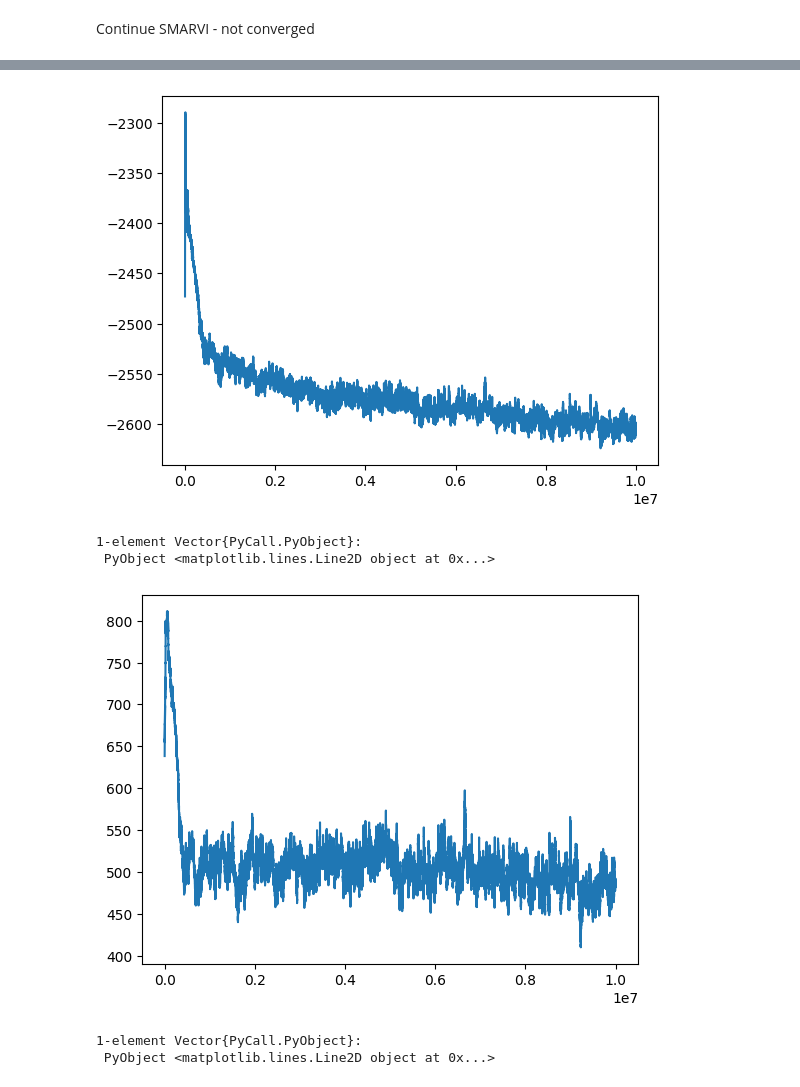
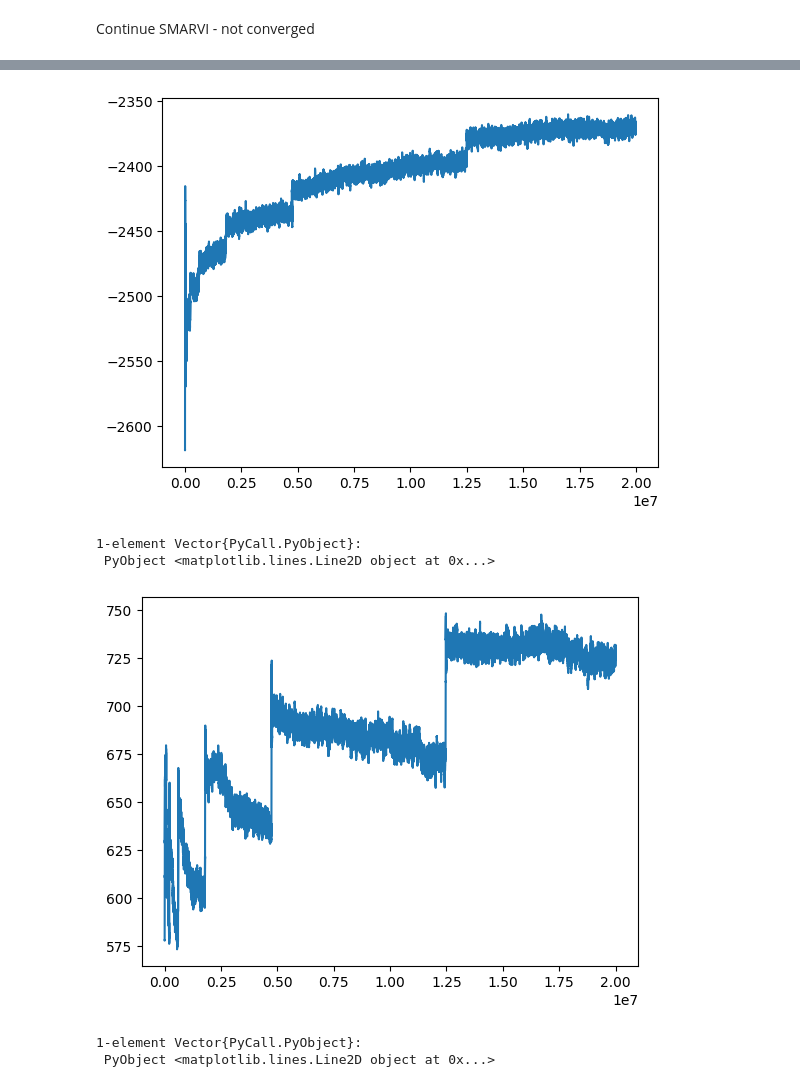
Before and after one commit to fairleyl/PhD-Code, a Jupyter notebook: Problem-Suite-Experiments.ipynb, the cells around one changed output, grey strips where cells are left out. Drawn from its saved outputs; the diff is of its cells as text; code cells hidden in the pictures.

Commit message:
Progress on log
Allowed SMARVI-NewVFA to take a state as input, effectively allowing one run of SMARVI to continue another. This allowed for some progress on the log problem, but still no convergence

```diff
--- a/Problem-Suite-Experiments.ipynb
+++ b/Problem-Suite-Experiments.ipynb
@@ -5137,10 +5137,9 @@ updateVFA (generic function with 3 methods)
 # - varyByIteration: uses stepsize b/(b + n) where n is the iteration modCounter
 # - constant: uses stepsize b
 #c is used for calculating epsilon = c/(c + n)
-#d is used for calculating d/nlog(n), the stepsize for g
-function smarviNewVFA_ST(N,alpha_d, alpha_r, beta, tau, c0, c1, r, nMax, b, c, d; startingVFAGiven = false, ve = Dict(), vn = Dict(), g = 0.0, timePassed = 0.0, stepsizeType = "constant", printProgress = false, modCounter = 100000)
+#d is used for the stepsize of g
+function smarviNewVFA_ST(N,alpha_d, alpha_r, beta, tau, c0, c1, r, nMax, b, c, d; s = [1 for i in 1:N], startingVFAGiven = false, ve = Dict(), vn = Dict(), g = 0.0, timePassed = 0.0, stepsizeType = "constant", printProgress = false, modCounter = 100000)
     #initialise
-    s = [1 for i in 1:N]
     s0 = [1 for i in 1:N]
     s3 = [3 for i in 1:N]
     flows = zeros(N)
@@ -5171,19 +5170,12 @@ function smarviNewVFA_ST(N,alpha_d, alpha_r, beta, tau, c0, c1, r, nMax, b, c, d
     ##numVisitsG = 0
     vs0Hist = []
     vs3Hist = []
+
     #initialise flows
-    bestCost = maximum(c0) + 1
-    bestLink = 0
-    for i in 1:N
-        if c0[i] < bestCost
-            bestCost = c0[i]
-            bestLink = i
-        end
-    end
+    flows = calculateFlows(s,N,alpha_d, alpha_r, beta, tau, c0, c1, r)[1]
 
-    flows[bestLink] = beta
+    flows0 = calculateFlows(s0,N,alpha_d, alpha_r, beta, tau, c0, c1, r)[1]
 
-    flows0 = copy(flows)
     flows3 = fill(0.0, N)
 
     #do nMax iterations of SMARVI
@@ -5257,9 +5249,9 @@ function smarviNewVFA_ST(N,alpha_d, alpha_r, beta, tau, c0, c1, r, nMax, b, c, d
             time = result[4]
 
             gTarget = (g*timePassed + c)/(timePassed + time)
-            runningTotal += c
+            ##runningTotal += c
             timePassed += time
-            numVisitsG += 1
+            ##numVisitsG += 1
             g += d*(gTarget - g)
 
         else
@@ -5273,7 +5265,7 @@ function smarviNewVFA_ST(N,alpha_d, alpha_r, beta, tau, c0, c1, r, nMax, b, c, d
         end
     end
 
-    return ve, vn, g, gs, vs0Hist, vs3Hist, timePassed
+    return ve, vn, g, gs, vs0Hist, vs3Hist, timePassed, s
 end
 # %% [output]
 smarviNewVFA_ST (generic function with 1 method)
@@ -5974,7 +5974,7 @@ nMax = 20000000
 veVI = resultVI[1]
 vnVI = resultVI[2]
 gVI = resultVI[3]
-resultVI2 = smarviNewVFA_ST(N,alpha_d, alpha_r, beta, tau, c0, c1, r, nMax, 0.001, 0.0, 0.01; g = gVI, timePassed = resultVI[7], startingVFAGiven = true, ve = veVI, vn = vnVI, stepsizeType = "constant", printProgress = true, modCounter = 1000000)
+resultVI2 = smarviNewVFA_ST(N,alpha_d, alpha_r, beta, tau, c0, c1, r, nMax, 0.001, 0.0, 1.0; s = resultVI[8], g = gVI, timePassed = resultVI[7], startingVFAGiven = true, ve = veVI, vn = vnVI, stepsizeType = "constant", printProgress = true, modCounter = 1000000)
 resultVI2[3]
 # %% [output]
 1000000
@@ -6012,23 +6014,23 @@ PyPlot.plot(start:finish,resultVI2[4][start:finish])
 1-element Vector{PyCall.PyObject}:
  PyObject <matplotlib.lines.Line2D object at 0x...>
 # %%
-vs0Hist = resultVI2[5]
+massive
 start = floor(Int64, nMax/10)
-finish = nMax
+finish = nMax - 1
 start = 2
 PyPlot.plot(vs0Hist[start:finish])
 # %% [output]
-[figure, old version]
+[figure, new version]
 1-element Vector{PyCall.PyObject}:
  PyObject <matplotlib.lines.Line2D object at 0x...>
 # %%
 vs3Hist = resultVI2[6]
 start = floor(Int64, nMax/10)
-finish = nMax
+finish = nMax - 1
 start = 2
 PyPlot.plot(vs3Hist[start:finish])
 # %% [output]
-[figure, old version]
+[figure, new version]
 1-element Vector{PyCall.PyObject}:
  PyObject <matplotlib.lines.Line2D object at 0x...>
 # %%
```
Also changed, not shown: parts of 25 cells of this notebook, 2 other files.
